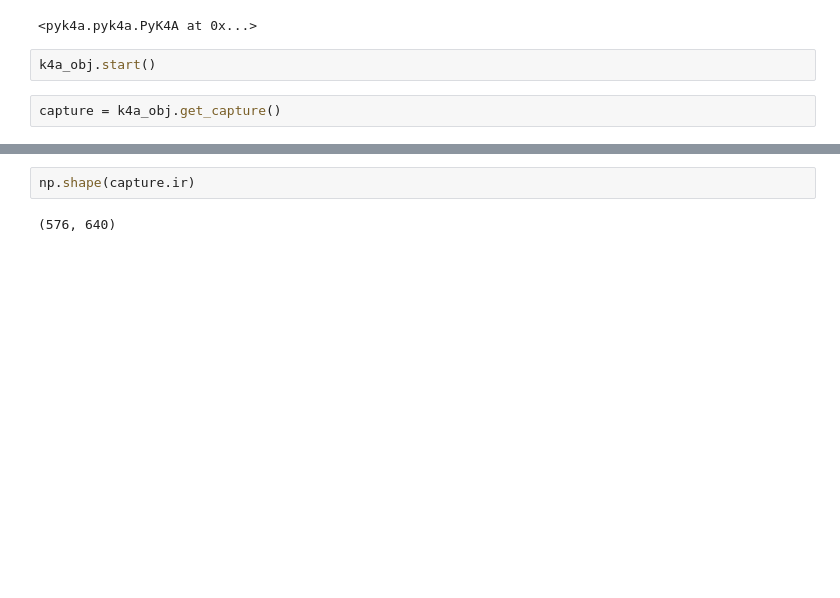
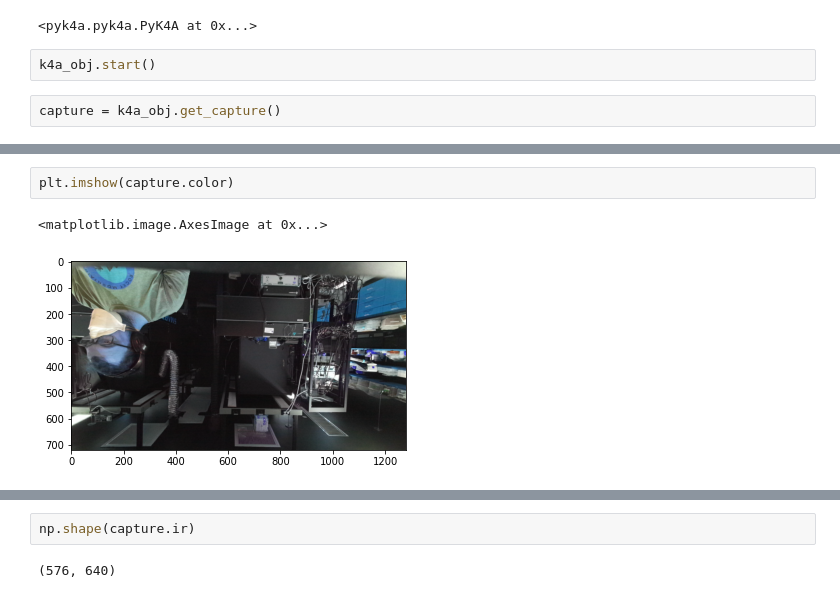
Before and after one commit to timsainb/kinectacq, a Jupyter notebook: notebooks/test-capture-azures.ipynb, the cells around one changed output, grey strips where cells are left out. Saved outputs shown, nothing was run; the diff lists cells and outputs as text; blank space fills up the shorter version.

```diff
--- a/notebooks/test-capture-azures.ipynb
+++ b/notebooks/test-capture-azures.ipynb
@@ -97,0 +106,5 @@ np.shape(capture.depth)
+# %%
+plt.imshow(capture.color)
+# %% [output]
+<matplotlib.image.AxesImage at 0x...>
+[figure, added]
```
Also changed, not shown: parts of 12 cells of this notebook, 3 other files.
